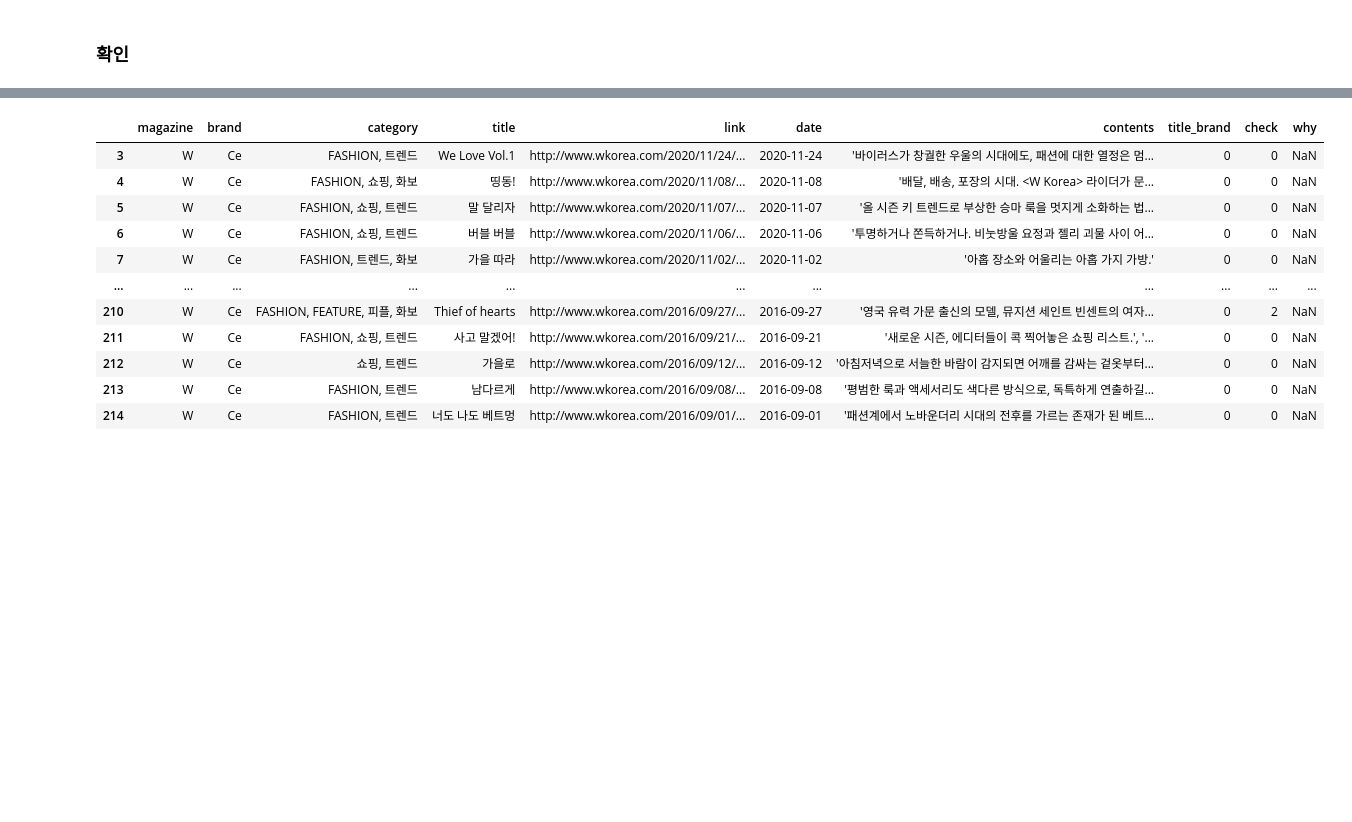
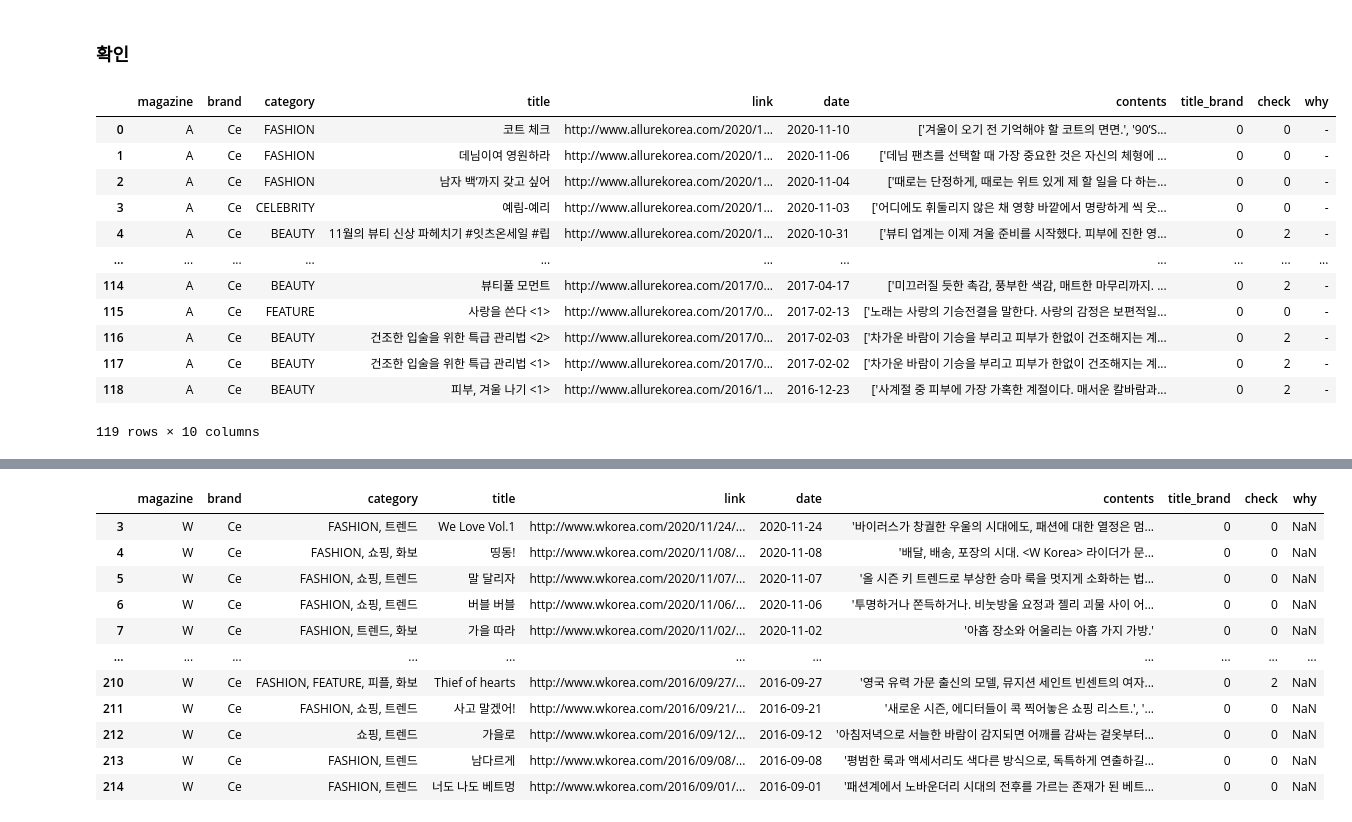
Before and after one commit to sujin29/blande, a Jupyter notebook: Textmining_Celine_1127.ipynb, the cells around one changed output, grey strips where cells are left out. Saved outputs shown, nothing was run; the diff lists cells and outputs as text; code cells hidden in the pictures; blank space fills up the shorter version.

```diff
--- a/Textmining_Celine_1127.ipynb
+++ b/Textmining_Celine_1127.ipynb
@@ -89,3 +104,21 @@ w_ce = w_ce[['magazine', 'brand', 'category', 'title', 'link', 'date', 'contents
+# %%
+# allure
+
+a_ce.sort_values(by = 'date', ascending = False)
+# %% [output]
+|  | magazine | brand | category | title | link | date | contents | title_brand | check | why |
+| 0 | A | Ce | FASHION | 코트 체크 | http://www.allurekorea.com/2020/1... | 2020-11-10 | ['겨울이 오기 전 기억해야 할 코트의 면면.', '90’S... | 0 | 0 | - |
+| 1 | A | Ce | FASHION | 데님이여 영원하라 | http://www.allurekorea.com/2020/1... | 2020-11-06 | ['데님 팬츠를 선택할 때 가장 중요한 것은 자신의 체형에 ... | 0 | 0 | - |
+| 2 | A | Ce | FASHION | 남자 백’까지 갖고 싶어 | http://www.allurekorea.com/2020/1... | 2020-11-04 | ['때로는 단정하게, 때로는 위트 있게 제 할 일을 다 하는... | 0 | 0 | - |
+| 3 | A | Ce | CELEBRITY | 예림-예리 | http://www.allurekorea.com/2020/1... | 2020-11-03 | ['어디에도 휘둘리지 않은 채 영향 바깥에서 명랑하게 씩 웃... | 0 | 0 | - |
+| 4 | A | Ce | BEAUTY | 11월의 뷰티 신상 파헤치기 #잇츠온세일 #립 | http://www.allurekorea.com/2020/1... | 2020-10-31 | ['뷰티 업계는 이제 겨울 준비를 시작했다. 피부에 진한 영... | 0 | 2 | - |
+| ... | ... | ... | ... | ... | ... | ... | ... | ... | ... | ... |
+| 114 | A | Ce | BEAUTY | 뷰티풀 모먼트 | http://www.allurekorea.com/2017/0... | 2017-04-17 | ['미끄러질 듯한 촉감, 풍부한 색감, 매트한 마무리까지. ... | 0 | 2 | - |
+| 115 | A | Ce | FEATURE | 사랑을 쓴다 <1> | http://www.allurekorea.com/2017/0... | 2017-02-13 | ['노래는 사랑의 기승전결을 말한다. 사랑의 감정은 보편적일... | 0 | 0 | - |
+| 116 | A | Ce | BEAUTY | 건조한 입술을 위한 특급 관리법 <2> | http://www.allurekorea.com/2017/0... | 2017-02-03 | ['차가운 바람이 기승을 부리고 피부가 한없이 건조해지는 계... | 0 | 2 | - |
+| 117 | A | Ce | BEAUTY | 건조한 입술을 위한 특급 관리법 <1> | http://www.allurekorea.com/2017/0... | 2017-02-02 | ['차가운 바람이 기승을 부리고 피부가 한없이 건조해지는 계... | 0 | 2 | - |
+| 118 | A | Ce | BEAUTY | 피부, 겨울 나기 <1> | http://www.allurekorea.com/2016/1... | 2016-12-23 | ['사계절 중 피부에 가장 가혹한 계절이다. 매서운 칼바람과... | 0 | 2 | - |
+119 rows × 10 columns
 # %%
 # bazaar
 
```
Also changed, not shown: parts of 14 cells of this notebook, 10 other files.
